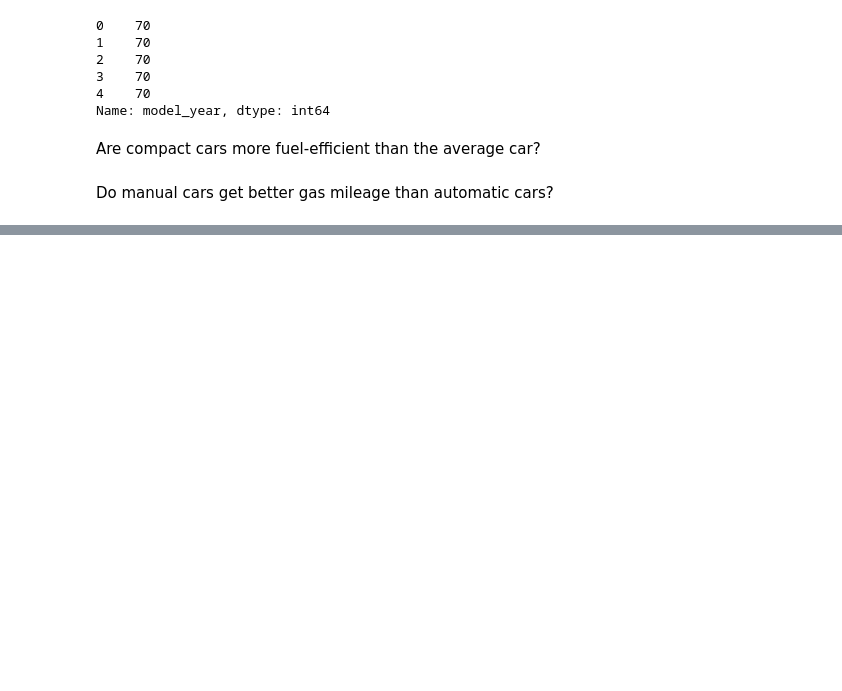
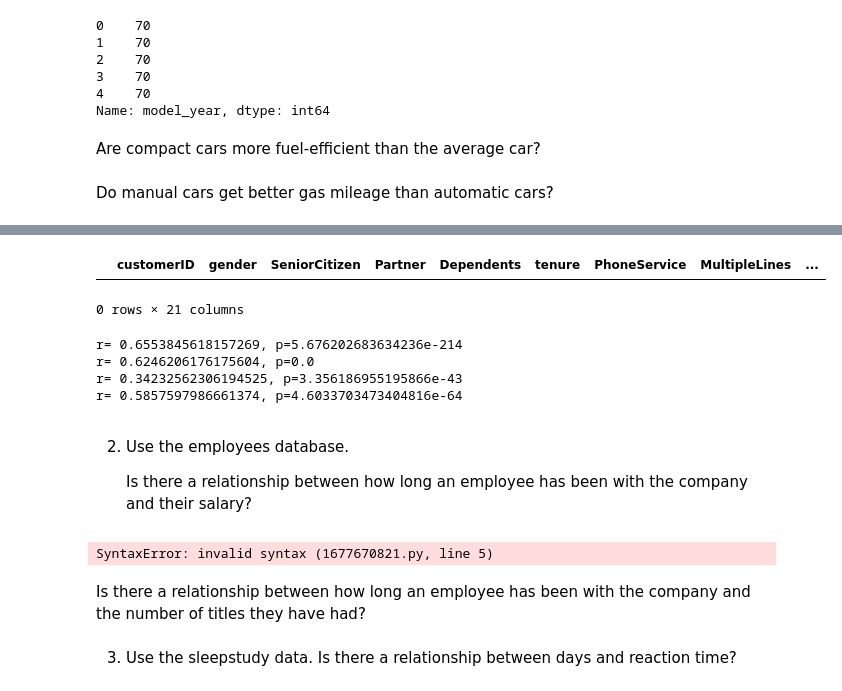
Before and after one commit to joe-bennett/statistics-exercises, a Jupyter notebook: hypothesis_testing.ipynb, the cells around one changed output, grey strips where cells are left out. Saved outputs shown, nothing was run; the diff lists cells and outputs as text; code cells hidden in the pictures; blank space fills up the shorter version.

```diff
--- a/hypothesis_testing.ipynb
+++ b/hypothesis_testing.ipynb
@@ -67,0 +140,46 @@ Do manual cars get better gas mileage than automatic cars?
+# %%
+
+
+phone_dsl= active_cust[(active_cust.PhoneService== 'Yes') & (active_cust.InternetService=='DSL')]
+phone_fiber=active_cust[(active_cust.PhoneService== 'Yes') & (active_cust.InternetService=='Fiber optic')]
+phone_no_internet=active_cust[(active_cust.PhoneService== 'Yes') & (active_cust.InternetService=='No')]
+no_phone_dsl=active_cust[(active_cust.PhoneService== 'No') & (active_cust.InternetService=='DSL')]
+no_phone_fiber=active_cust[(active_cust.PhoneService== 'No') & (active_cust.InternetService=='Fiber optic')]
+no_phone_no_internet=active_cust[(active_cust.PhoneService== 'No') & (active_cust.InternetService=='No')]
+no_phone_no_internet
+# %% [output]
+|  | customerID | gender | SeniorCitizen | Partner | Dependents | tenure | PhoneService | MultipleLines | ... |
+0 rows × 21 columns
+# %%
+def corr_finder(df):
+    r,p=stats.pearsonr(df.tenure, df.MonthlyCharges)
+    return print(f'r= {r}, p={p}')
+
+
+corr_finder(phone_dsl)
+corr_finder(phone_fiber)
+corr_finder(phone_no_internet)
+corr_finder(no_phone_dsl)
+#corr_finder(no_phone_fiber)
+#corr_finder(no_phone_no_internet)
+# %% [output]
+r= 0.6553845618157269, p=5.676202683634236e-214
+r= 0.6246206176175604, p=0.0
+r= 0.34232562306194525, p=3.356186955195866e-43
+r= 0.5857597986661374, p=4.6033703473404816e-64
+# %% [markdown]
+2.  Use the employees database.
+
+    Is there a relationship between how long an employee has been with the company and their salary?
+# %%
+from env import get_db_url
+
+get_db_url('employees')
+
+employees = ''''''
+# %% [output]
+SyntaxError: invalid syntax (1677670821.py, line 5)
+# %% [markdown]
+Is there a relationship between how long an employee has been with the company and the number of titles they have had?
+# %% [markdown]
+3. Use the sleepstudy data. Is there a relationship between days and reaction time?
```
Also changed, not shown: parts of 9 cells of this notebook.
